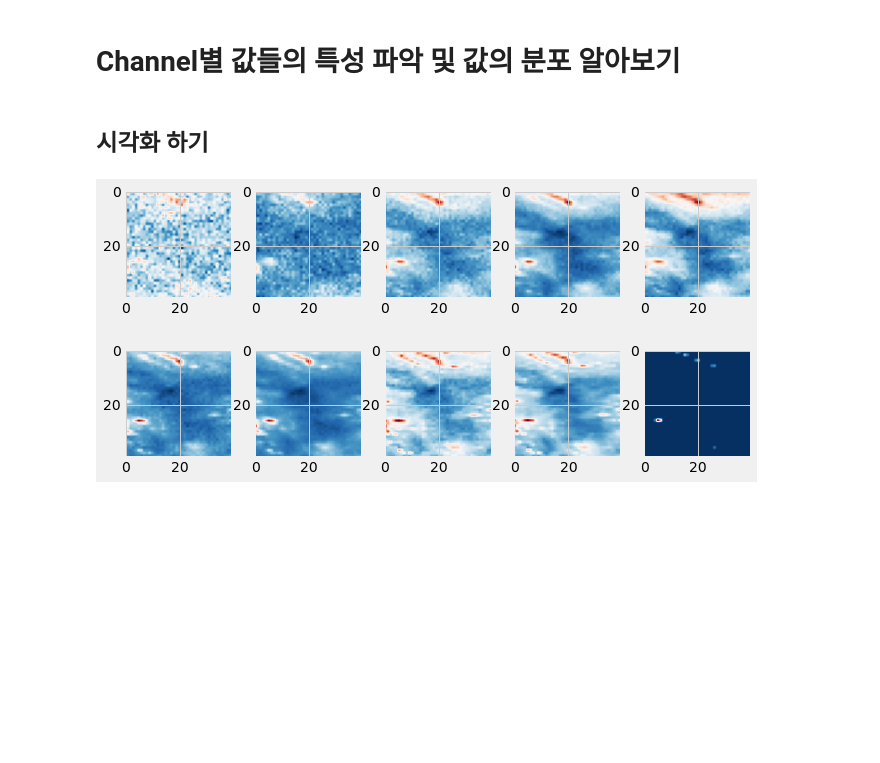
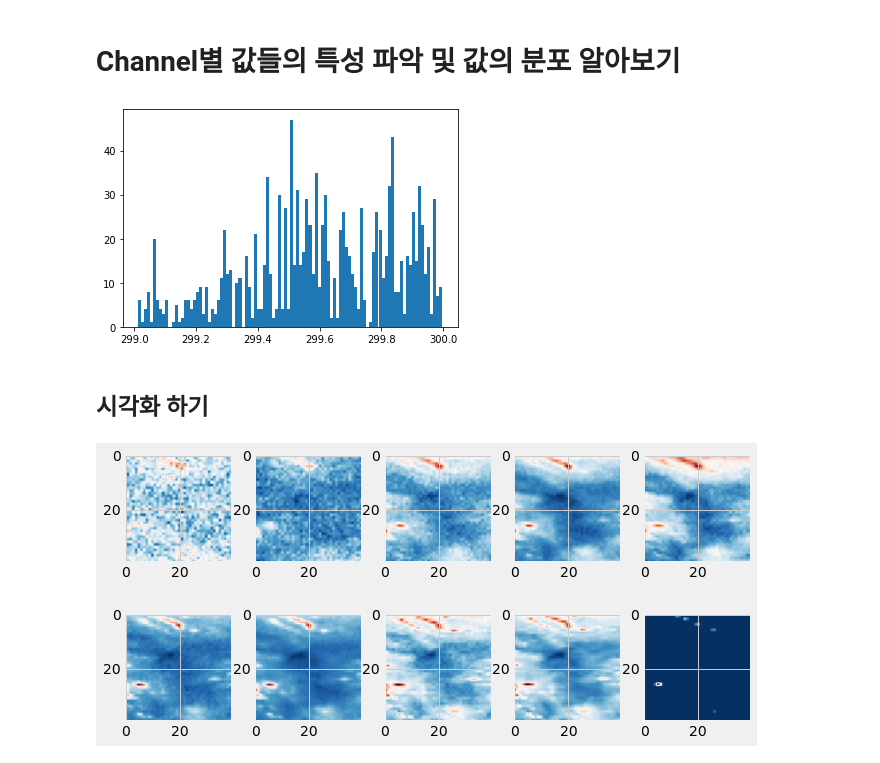
Before and after one commit to deagwon97/dacon-satellite-precipitation, a Jupyter notebook: Dacon2.ipynb, the cells around one changed output. Drawn from its saved outputs; the diff is of its cells as text; code cells hidden in the pictures; blank space fills up the shorter version.

```diff
--- a/Dacon2.ipynb
+++ b/Dacon2.ipynb
@@ -284,3 +309,7 @@ plt.xlabel('Land Type')
 plt.show()
 # %% [output]
 [figure]
+# %%
+outlier_all = np.concatenate([outlier1, outlier2, outlier3, outlier4, outlier5, outlier6, outlier7, outlier8])
+outlier_all = np.unique(outlier_all)
+outlier_all # 이상치 픽셀이 1개 이상 포함된 데이터의 index
@@ -287,2 +342,9 @@ plt.show()
+# %%
+remain = []
+for i in list(range(train.shape[0])):
+  if i in outlier_all: pass
+  else: remain.append(i)
+# %%
+train = train[remain, :,:,:] # 이상치 제거
 # %% [markdown]
 # Feature Normalization
@@ -291,3 +415,7 @@ plt.show()
+# %%
+plt.hist(over_299, bins=100); # 강수량 299~300
+# %% [output]
+[figure, added]
 # %% [markdown]
 ## 시각화 하기
 # %%
```
Also changed, not shown: parts of 24 cells of this notebook.
